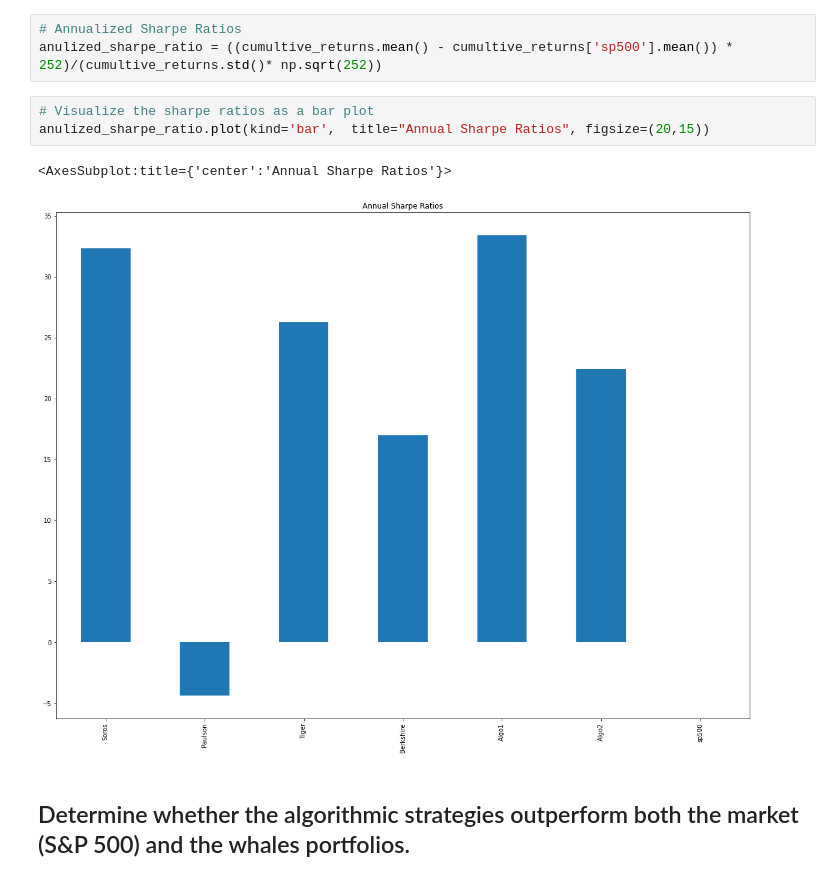
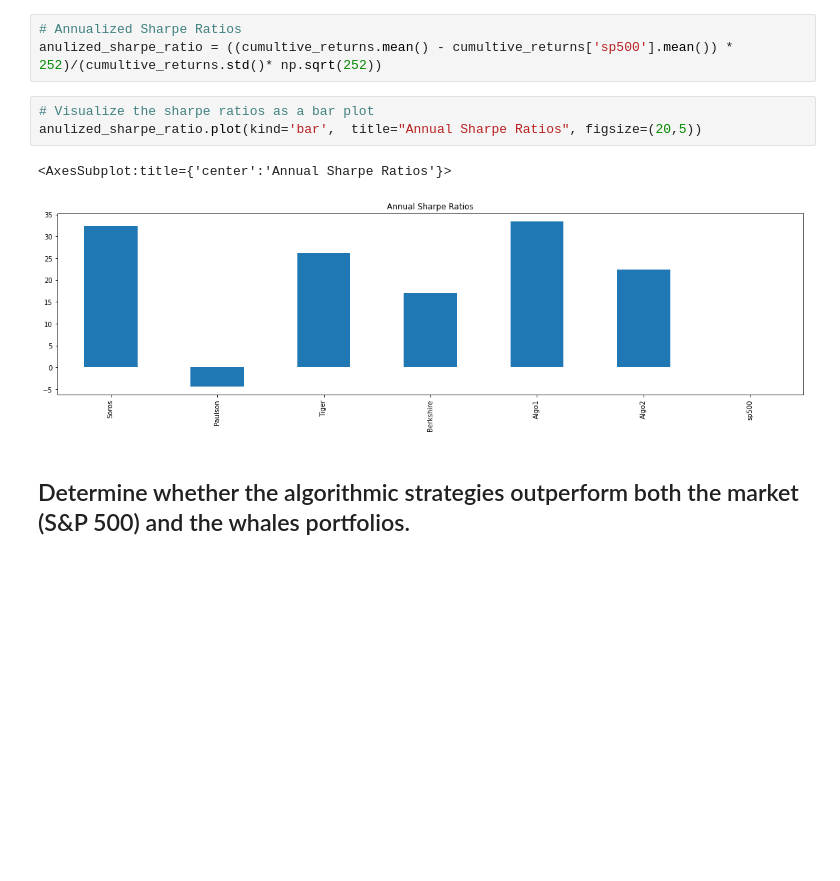
Before and after one commit to mmsaki/whale_portfolio, a Jupyter notebook: whale_analysis.ipynb, the cells around one changed output. Cells and saved outputs as stored; diff of their text form; blank space fills up the shorter version.

```diff
--- a/whale_analysis.ipynb
+++ b/whale_analysis.ipynb
@@ -260,10 +260,10 @@ In reality, investment managers and thier institutional investors look at the ra
 anulized_sharpe_ratio = ((cumultive_returns.mean() - cumultive_returns['sp500'].mean()) * 252)/(cumultive_returns.std()* np.sqrt(252))
 # %%
 # Visualize the sharpe ratios as a bar plot
-anulized_sharpe_ratio.plot(kind='bar',  title="Annual Sharpe Ratios", figsize=(20,15))
+anulized_sharpe_ratio.plot(kind='bar',  title="Annual Sharpe Ratios", figsize=(20,5))
 # %% [output]
 <AxesSubplot:title={'center':'Annual Sharpe Ratios'}>
-[figure, old version]
+[figure, new version]
 # %% [markdown]
 ## Determine whether the algorithmic strategies outperform both the market (S&P 500) and the whales portfolios.
 # %%
```
Also changed, not shown: parts of 1 cell of this notebook.
